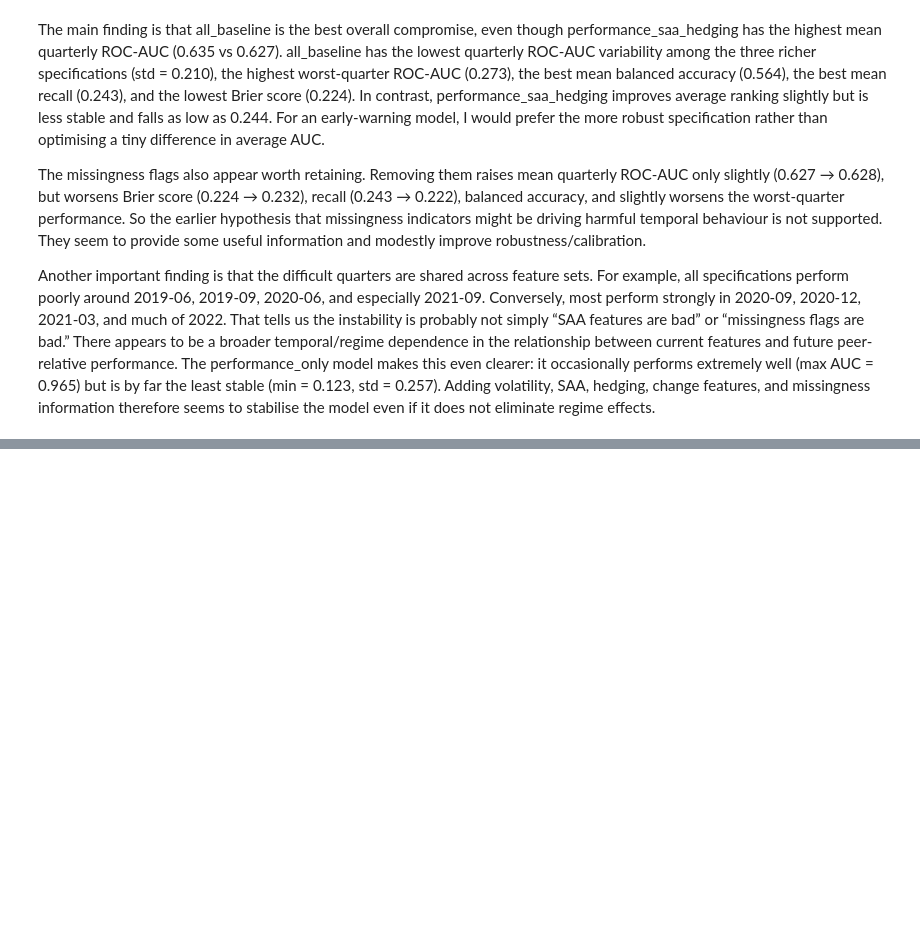
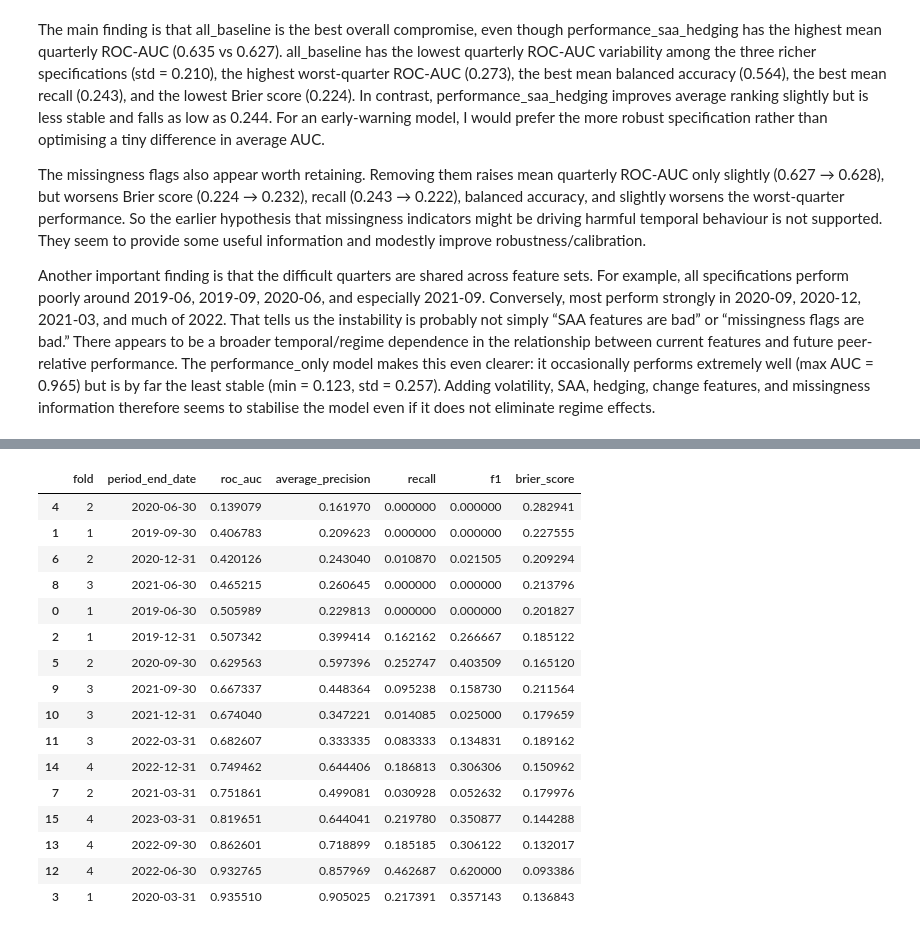
Before and after one commit to terra9/superannuation-performance-early-warning, a Jupyter notebook: notebooks/baseline_modelling.ipynb, the cells around one changed output, grey strips where cells are left out. Saved outputs shown, nothing was run; the diff lists cells and outputs as text; code cells hidden in the pictures; blank space fills up the shorter version.

```diff
--- a/notebooks/baseline_modelling.ipynb
+++ b/notebooks/baseline_modelling.ipynb
@@ -2042,0 +2877,33 @@ Another important finding is that the difficult quarters are shared across featu
+# %%
+# Rank quarters by ROC-AUC to identify the weakest historical regimes.
+rf_quarterly_results[
+    [
+        "fold",
+        "period_end_date",
+        "roc_auc",
+        "average_precision",
+        "recall",
+        "f1",
+        "brier_score",
+    ]
+].sort_values(
+    "roc_auc"
+)
+# %% [output]
+|  | fold | period_end_date | roc_auc | average_precision | recall | f1 | brier_score |
+| 4 | 2 | 2020-06-30 | 0.139079 | 0.161970 | 0.000000 | 0.000000 | 0.282941 |
+| 1 | 1 | 2019-09-30 | 0.406783 | 0.209623 | 0.000000 | 0.000000 | 0.227555 |
+| 6 | 2 | 2020-12-31 | 0.420126 | 0.243040 | 0.010870 | 0.021505 | 0.209294 |
+| 8 | 3 | 2021-06-30 | 0.465215 | 0.260645 | 0.000000 | 0.000000 | 0.213796 |
+| 0 | 1 | 2019-06-30 | 0.505989 | 0.229813 | 0.000000 | 0.000000 | 0.201827 |
+| 2 | 1 | 2019-12-31 | 0.507342 | 0.399414 | 0.162162 | 0.266667 | 0.185122 |
+| 5 | 2 | 2020-09-30 | 0.629563 | 0.597396 | 0.252747 | 0.403509 | 0.165120 |
+| 9 | 3 | 2021-09-30 | 0.667337 | 0.448364 | 0.095238 | 0.158730 | 0.211564 |
+| 10 | 3 | 2021-12-31 | 0.674040 | 0.347221 | 0.014085 | 0.025000 | 0.179659 |
+| 11 | 3 | 2022-03-31 | 0.682607 | 0.333335 | 0.083333 | 0.134831 | 0.189162 |
+| 14 | 4 | 2022-12-31 | 0.749462 | 0.644406 | 0.186813 | 0.306306 | 0.150962 |
+| 7 | 2 | 2021-03-31 | 0.751861 | 0.499081 | 0.030928 | 0.052632 | 0.179976 |
+| 15 | 4 | 2023-03-31 | 0.819651 | 0.644041 | 0.219780 | 0.350877 | 0.144288 |
+| 13 | 4 | 2022-09-30 | 0.862601 | 0.718899 | 0.185185 | 0.306122 | 0.132017 |
+| 12 | 4 | 2022-06-30 | 0.932765 | 0.857969 | 0.462687 | 0.620000 | 0.093386 |
+| 3 | 1 | 2020-03-31 | 0.935510 | 0.905025 | 0.217391 | 0.357143 | 0.136843 |
```
Also changed, not shown: parts of 24 cells of this notebook.
